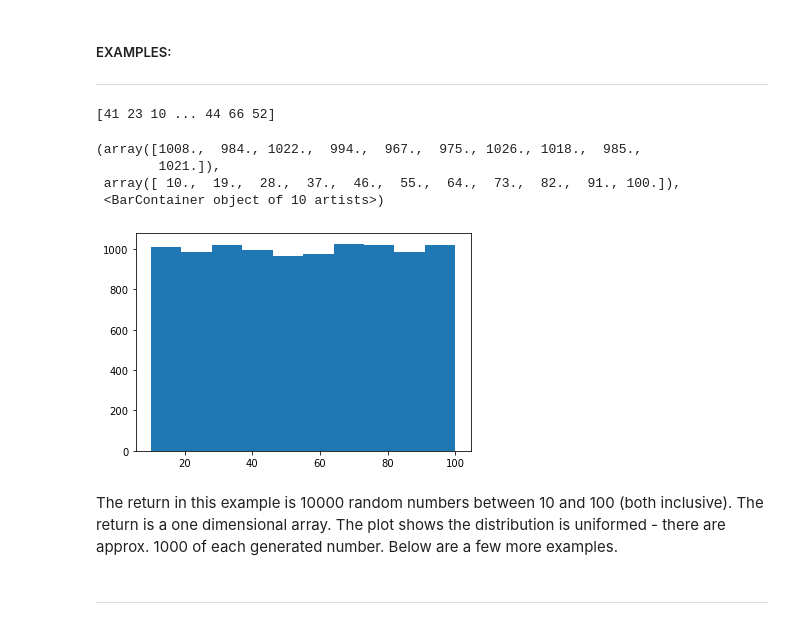
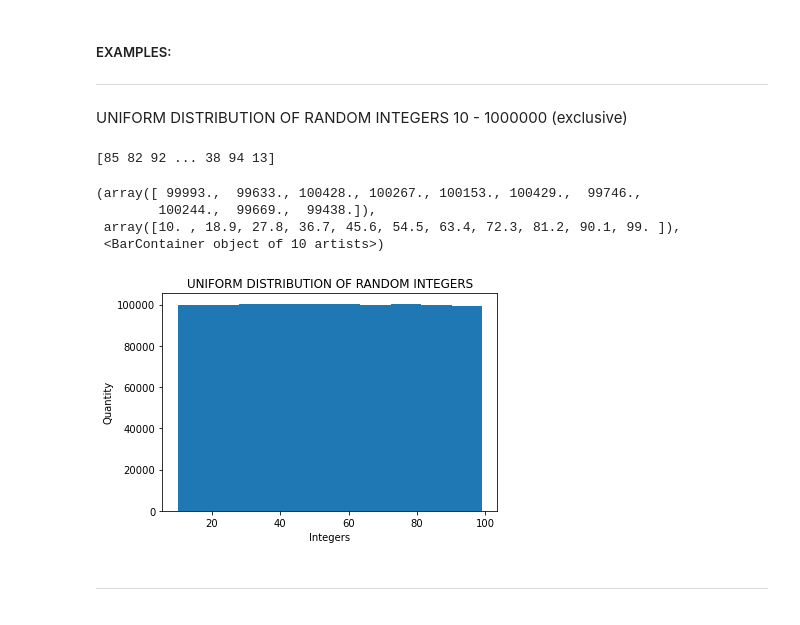
Before and after one commit to AnteDujic/Programming-for-Data-Analysis, a Jupyter notebook: numpy-random.ipynb, the cells around one changed output. Saved outputs shown, nothing was run; the diff lists cells and outputs as text; code cells hidden in the pictures.

Commit message:
Simple random data - visualisation

```diff
--- a/numpy-random.ipynb
+++ b/numpy-random.ipynb
@@ -72,21 +72,21 @@ Image 1. Array shape
 # %% [markdown]
 ##### EXAMPLES:
 ***
+# %% [markdown]
+UNIFORM DISTRIBUTION OF RANDOM INTEGERS 10 - 1000000 (exclusive)
 # %%
-x_int = (rng.integers(10, 100, size=10000 , endpoint = True))
+x_int = (rng.integers(10, 100, size=1000000))
 print (x_int)
+plt.title("UNIFORM DISTRIBUTION OF RANDOM INTEGERS")
+plt.xlabel("Integers")
+plt.ylabel("Quantity")
+plt.hist(x_int)
 # %% [output]
-[41 23 10 ... 44 66 52]
+[85 82 92 ... 38 94 13]
+(array([ 99993.,  99633., 100428., 100267., 100153., 100429.,  99746.,
+        100244.,  99669.,  99438.]),
+ array([10. , 18.9, 27.8, 36.7, 45.6, 54.5, 63.4, 72.3, 81.2, 90.1, 99. ]),
+ <BarContainer object of 10 artists>)
+[figure, added]
-# %%
-plt.hist(x_int)
-# %% [output]
-(array([1008.,  984., 1022.,  994.,  967.,  975., 1026., 1018.,  985.,
-        1021.]),
- array([ 10.,  19.,  28.,  37.,  46.,  55.,  64.,  73.,  82.,  91., 100.]),
- <BarContainer object of 10 artists>)
-[figure, removed]
-# %% [markdown]
-The return in this example is 10000 random numbers between 10 and 100 (both inclusive). The return is a one dimensional array. The plot shows the distribution is uniformed - there are approx. 1000 of each generated number.
-Below are a few more examples.
 # %% [markdown]
 ***
```
Also changed, not shown: parts of 44 cells of this notebook, 1 other file.
